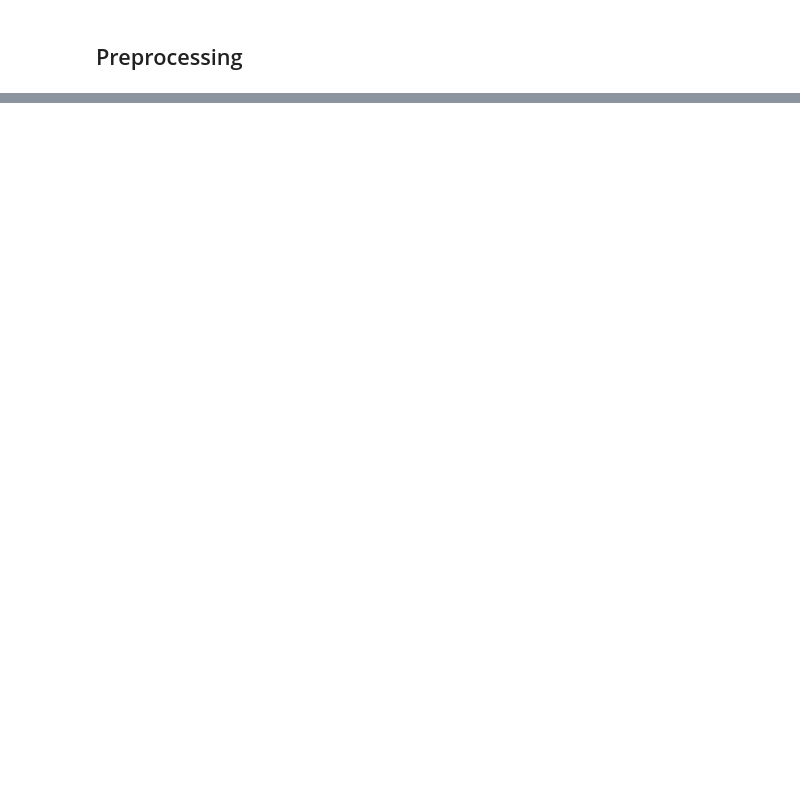
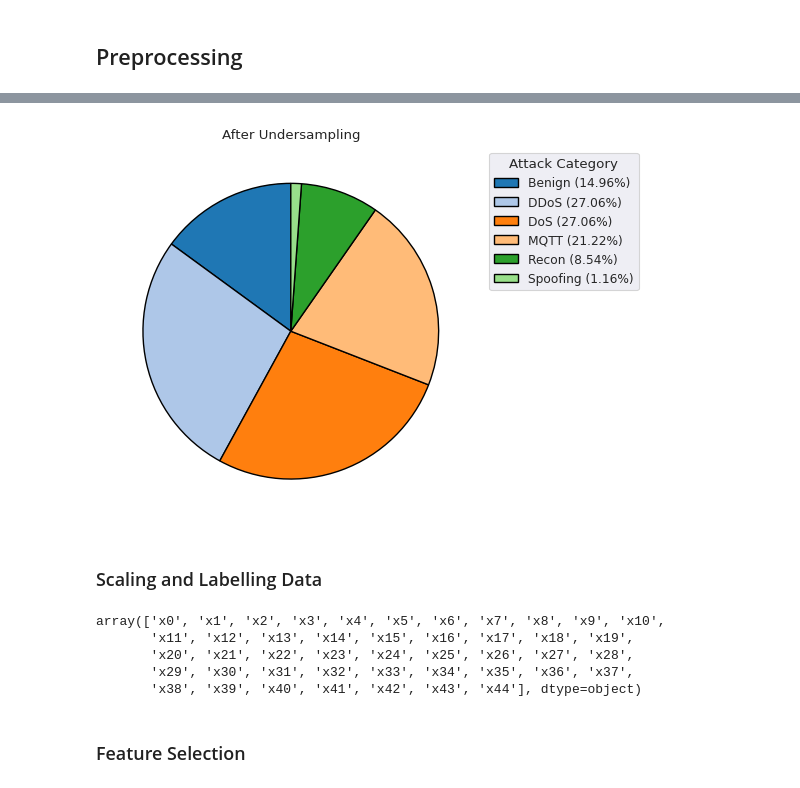
Before and after one commit to sssspppuud/Network-Intrusion-Detection-System-with-Explainable-Deep-Learning, a Jupyter notebook: Code/main.ipynb, the cells around one changed output, grey strips where cells are left out. Drawn from its saved outputs; the diff is of its cells as text; code cells hidden in the pictures; blank space fills up the shorter version.

```diff
--- a/Code/main.ipynb
+++ b/Code/main.ipynb
@@ -296,7 +354,3 @@ sampling_strategy={"DDoS": 300_000, "DoS": 300_000}
 # %%
-rus = RandomUnderSampler(
-        sampling_strategy=sampling_strategy, random_state=0
-    )
-X_resampled, y_resampled = rus.fit_resample(X, y)
-df_resampled = pl.DataFrame(X_resampled, schema=df.drop("Category").columns)
-df_resampled = df_resampled.with_columns(pl.Series("Category", y_resampled))
+rus = RandomUnderSampler(sampling_strategy={"DDoS": 300_000, "DoS": 300_000}, random_state=0)
+X_train, y_train = rus.fit_resample(X_train, y_train)
@@ -347,0 +357,6 @@ del df_resampled, X_resampled, y_resampled
+# %%
+plot_breakdown_pie(pl.DataFrame({"Category": y_train}), "After Undersampling")
+# %% [output]
+[figure, added]
+# %% [markdown]
+### Scaling and Labelling Data
@@ -347,0 +373,10 @@ del df_resampled, X_resampled, y_resampled
+# %%
+scaler.get_feature_names_out()
+# %% [output]
+array(['x0', 'x1', 'x2', 'x3', 'x4', 'x5', 'x6', 'x7', 'x8', 'x9', 'x10',
+       'x11', 'x12', 'x13', 'x14', 'x15', 'x16', 'x17', 'x18', 'x19',
+       'x20', 'x21', 'x22', 'x23', 'x24', 'x25', 'x26', 'x27', 'x28',
+       'x29', 'x30', 'x31', 'x32', 'x33', 'x34', 'x35', 'x36', 'x37',
+       'x38', 'x39', 'x40', 'x41', 'x42', 'x43', 'x44'], dtype=object)
+# %% [markdown]
+### Feature Selection
```
Also changed, not shown: parts of 35 cells of this notebook.
